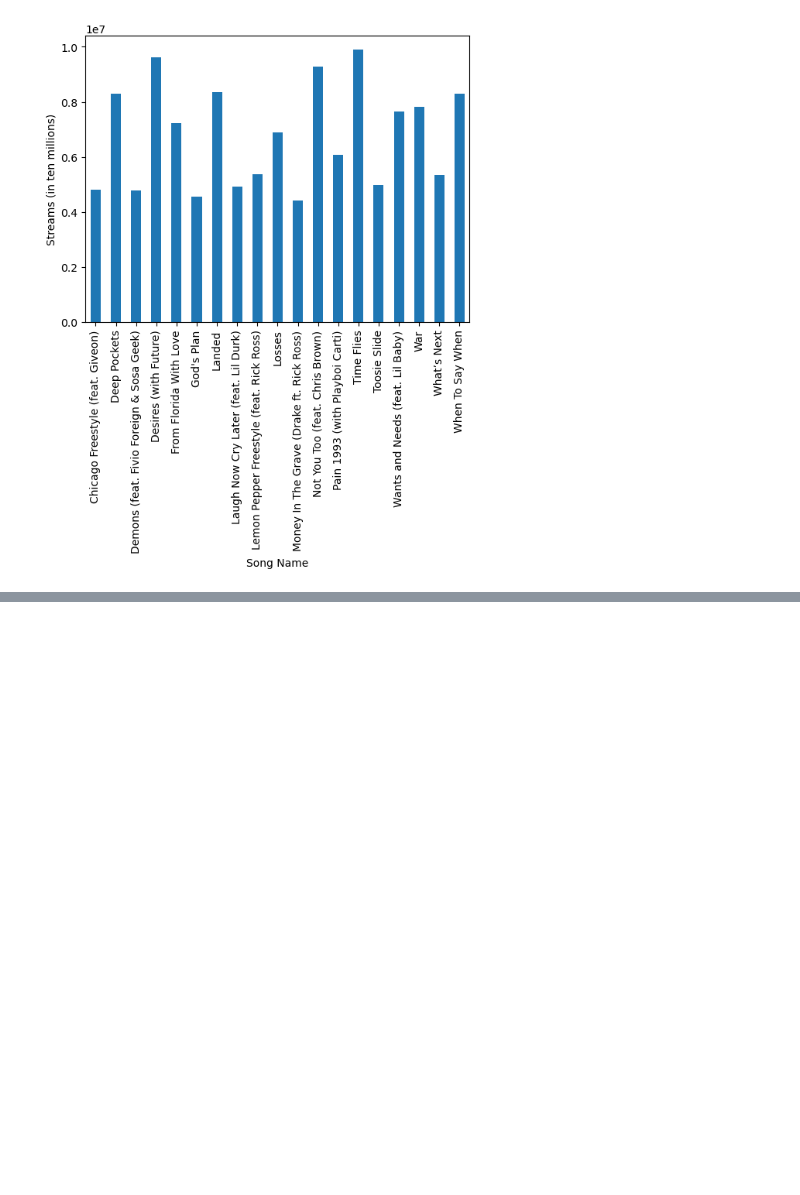
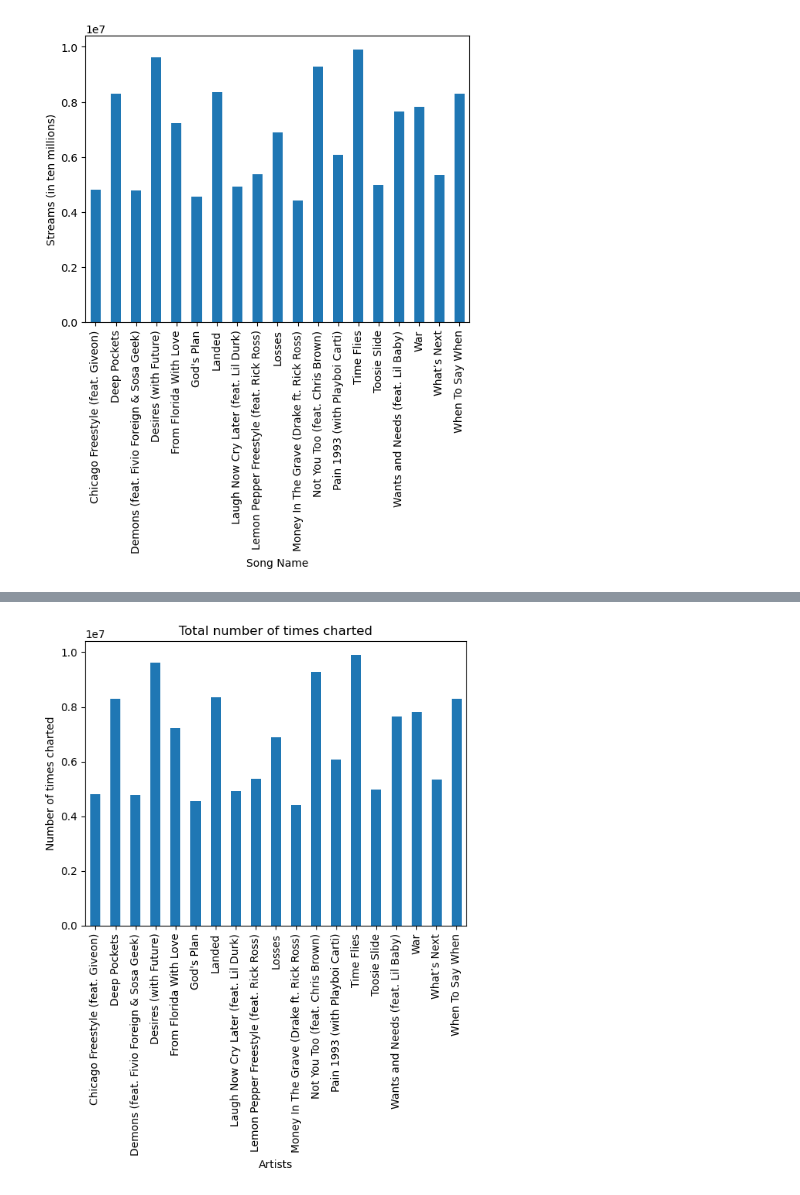
Before and after one commit to AoSxOrca/Project-1, a Jupyter notebook: PythonProjectOne.ipynb, the cells around one changed output, grey strips where cells are left out. Cells and saved outputs as stored; diff of their text form; code cells hidden in the pictures; blank space fills up the shorter version.

```diff
--- a/PythonProjectOne.ipynb
+++ b/PythonProjectOne.ipynb
@@ -146,0 +147,21 @@ plt.savefig("totalhorizbarchart.png")
+# %%
+weeknd_charted = (weeknd_count[weeknd_count["Number of Times Charted"] == "The Weeknd"]).copy()
+drake_charted = (artist_count[artist_count["Number of Times Charted"] == "Drake"]).copy()
+sheeran_charted = (sheeran_count[sheeran_count["Number of Times Charted"] == "Ed Sheeran"]).copy()
+doja_charted = (doja_count[doja_count["Number of Times Charted"] == "Doja Cat"]).copy()
+
+weeknd_max = weeknd_charted.max()
+printweeknd_max
+drake_max = drake_charted.max()
+sheeran_max = sheeran_charted.max()
+doja_max = doja_charted.max()
+# %%
+tests = ["Doja Cat", "Ed Sheeran", "Drake", "The Weeknd"]
+charted = [doja_max, sheeran_max, drake_max, weeknd_max]
+bar_graph.plot(kind="bar", x=charted, y=tests)
+plt.title("Total number of times charted")
+plt.ylabel("Number of times charted")
+plt.xlabel("Artists")
+plt.show()
+# %% [output]
+[figure, added]
```
Also changed, not shown: parts of 12 cells of this notebook.
